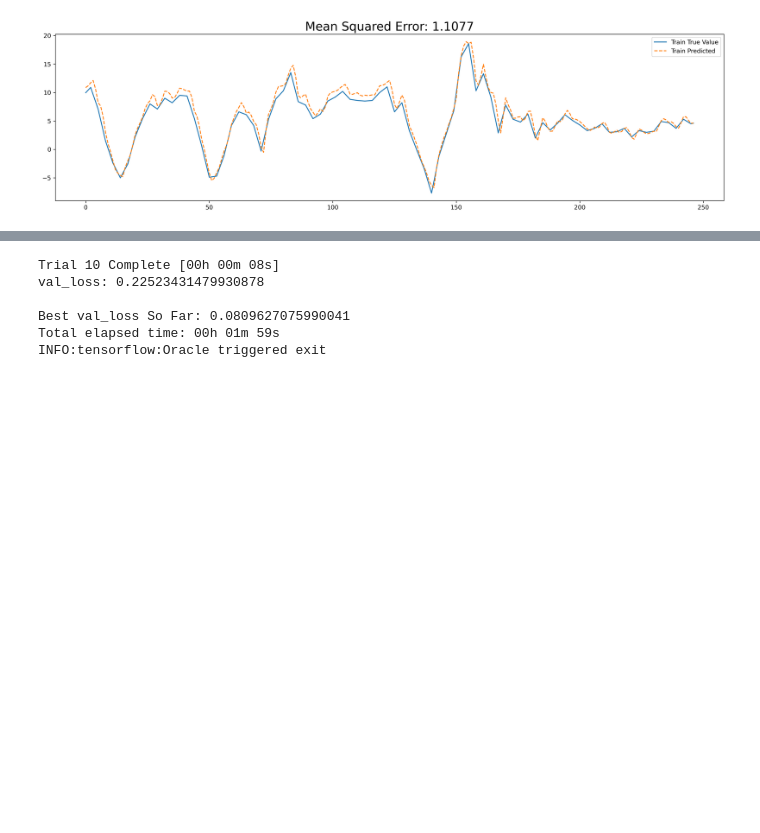
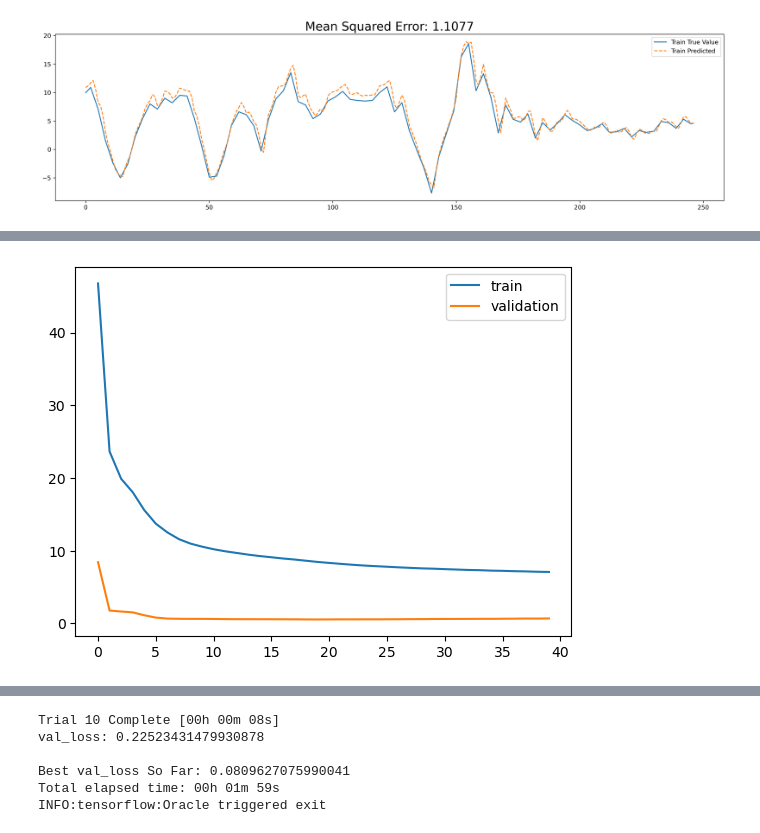
Before and after one commit to davzoku/nowcasting, a Jupyter notebook: CNN_GDP.ipynb, the cells around one changed output, grey strips where cells are left out. Saved outputs shown, nothing was run; the diff lists cells and outputs as text; code cells hidden in the pictures; blank space fills up the shorter version.

```diff
--- a/CNN_GDP.ipynb
+++ b/CNN_GDP.ipynb
@@ -245,0 +365,7 @@ model_baseline.model.save('./cnn_baseline.h5')
+# %%
+plt.plot(history_deep.history['loss'], label='train')
+plt.plot(history_deep.history['val_loss'], label='validation')
+plt.legend()
+plt.show()
+# %% [output]
+[figure, added]
```
Also changed, not shown: parts of 9 cells of this notebook, 1 other file.
